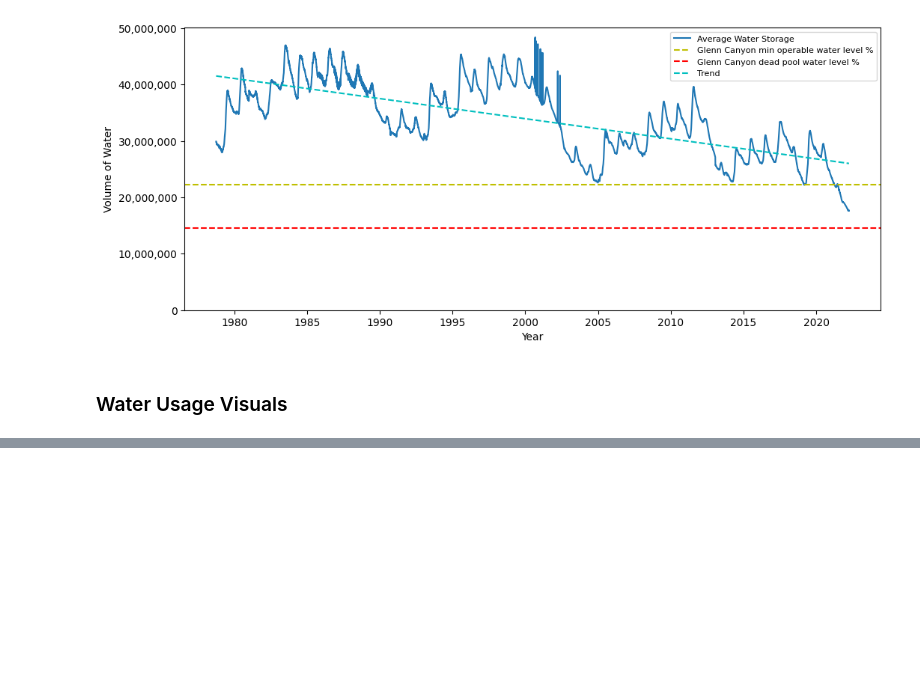
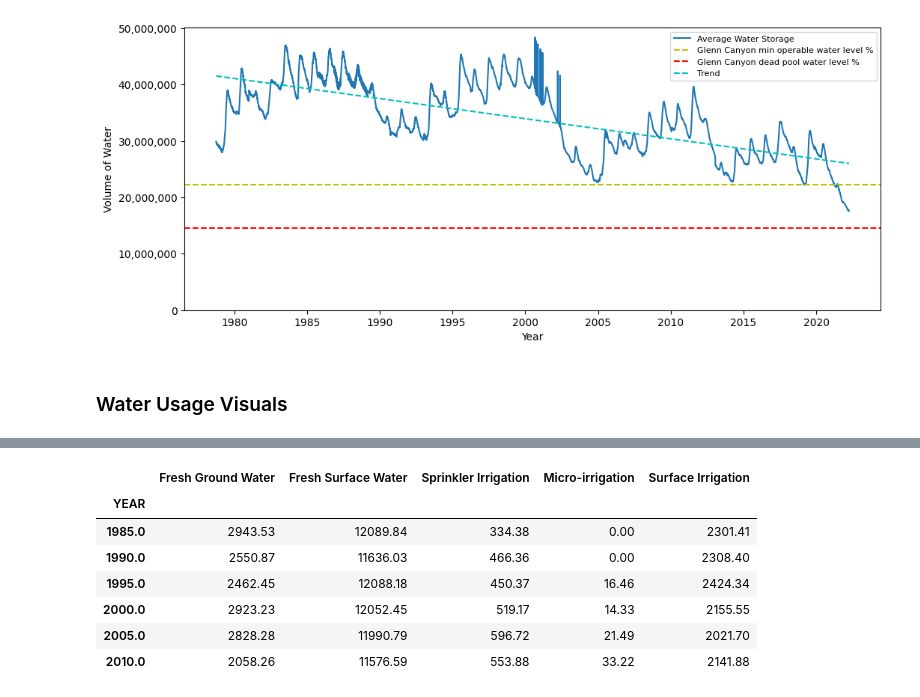
Before and after one commit to NaavSD/CO_River_Basin_SWE, a Jupyter notebook: Notebooks/Colorado_River_Water_Resources.ipynb, the cells around one changed output, grey strips where cells are left out. Saved outputs shown, nothing was run; the diff lists cells and outputs as text; code cells hidden in the pictures; blank space fills up the shorter version.

```diff
--- a/Notebooks/Colorado_River_Water_Resources.ipynb
+++ b/Notebooks/Colorado_River_Water_Resources.ipynb
@@ -963,0 +981,20 @@ KeyError: ignored
+# %%
+# set up labels
+types_labels = ['Sprinkler Irrigation', 'Micro-irrigation', 'Surface Irrigation']
+withdr_labels = ['Fresh Ground Water', 'Fresh Surface Water']
+
+ir_bd_sum = ir_breakdown.groupby('YEAR').sum()
+
+ir_bd_sum.rename(columns=dict(zip(ir_types,types_labels)), inplace=True)
+ir_bd_sum.rename(columns=dict(zip(ir_withdrawals,withdr_labels)), inplace=True)
+ir_bd_sum.drop(columns= ['IR-WFrTo', 'IR-CUsFr', 'IR-CLoss', 'IR-IrTot'], inplace=True)
+ir_bd_sum
+# %% [output]
+|  | Fresh Ground Water | Fresh Surface Water | Sprinkler Irrigation | Micro-irrigation | Surface Irrigation |
+| YEAR |  |  |  |  |  |
+| 1985.0 | 2943.53 | 12089.84 | 334.38 | 0.00 | 2301.41 |
+| 1990.0 | 2550.87 | 11636.03 | 466.36 | 0.00 | 2308.40 |
+| 1995.0 | 2462.45 | 12088.18 | 450.37 | 16.46 | 2424.34 |
+| 2000.0 | 2923.23 | 12052.45 | 519.17 | 14.33 | 2155.55 |
+| 2005.0 | 2828.28 | 11990.79 | 596.72 | 21.49 | 2021.70 |
+| 2010.0 | 2058.26 | 11576.59 | 553.88 | 33.22 | 2141.88 |
```
Also changed, not shown: parts of 7 cells of this notebook.
